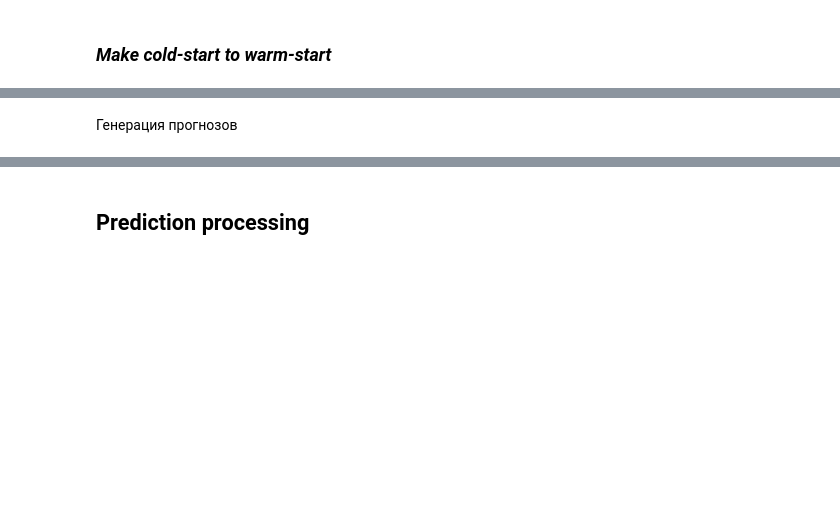
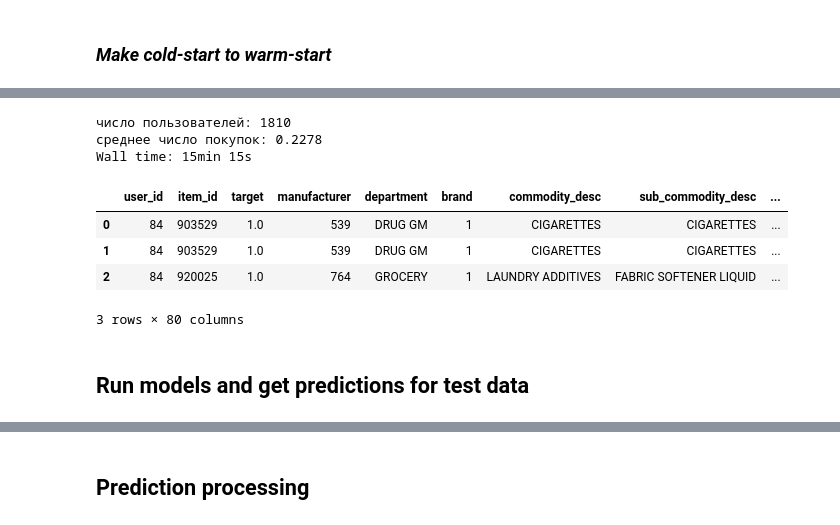
Before and after one commit to OlegRev/recommendation_systems, a Jupyter notebook: course_project.ipynb, the cells around one changed output, grey strips where cells are left out. Cells and saved outputs as stored; diff of their text form; code cells hidden in the pictures; blank space fills up the shorter version.

Commit message:
iter running models 3

```diff
--- a/course_project.ipynb
+++ b/course_project.ipynb
@@ -810,7 +920,8 @@ new_users_valid, new_users_test, len(add_to_valid)
 # %% [markdown]
 ### *Make cold-start to warm-start*
 # %%
-data_train, data_valid, test  = set_warm_start(data_train, data_valid, None, test, test=True)
+%%time
+data_train, data_valid, test  = set_warm_start(data_train, data_valid, test, test, test=True)
 
 print_stats_data(data_train,'train')
 print_stats_data(data_valid,'valid')
@@ -826,15 +962,25 @@ user_item_features.head(2)
 # %%
+%%time
 targets_test = get_target_ranker(data_train,
                                  data_valid,
                                  item_features,
                                  user_features,
                                  user_item_features,
                                  N_PREDICT)
 
 print(f'число пользователей: {targets_test.user_id.nunique()}')
 print(f'среднее число покупок: {round(targets_test["target"].mean(), 4)}')
 
-targets_test.head(2)
+targets_test.head(3)
+# %% [output]
+число пользователей: 1810
+среднее число покупок: 0.2278
+Wall time: 15min 15s
+|  | user_id | item_id | target | manufacturer | department | brand | commodity_desc | sub_commodity_desc | ... |
+| 0 | 84 | 903529 | 1.0 | 539 | DRUG GM | 1 | CIGARETTES | CIGARETTES | ... |
+| 1 | 84 | 903529 | 1.0 | 539 | DRUG GM | 1 | CIGARETTES | CIGARETTES | ... |
+| 2 | 84 | 920025 | 1.0 | 764 | GROCERY | 1 | LAUNDRY ADDITIVES | FABRIC SOFTENER LIQUID | ... |
+3 rows × 80 columns
-# %% [markdown]
-Генерация прогнозов
+# %% [markdown]
+## Run models and get predictions for test data
 # %%
```
Also changed, not shown: parts of 53 cells of this notebook.
